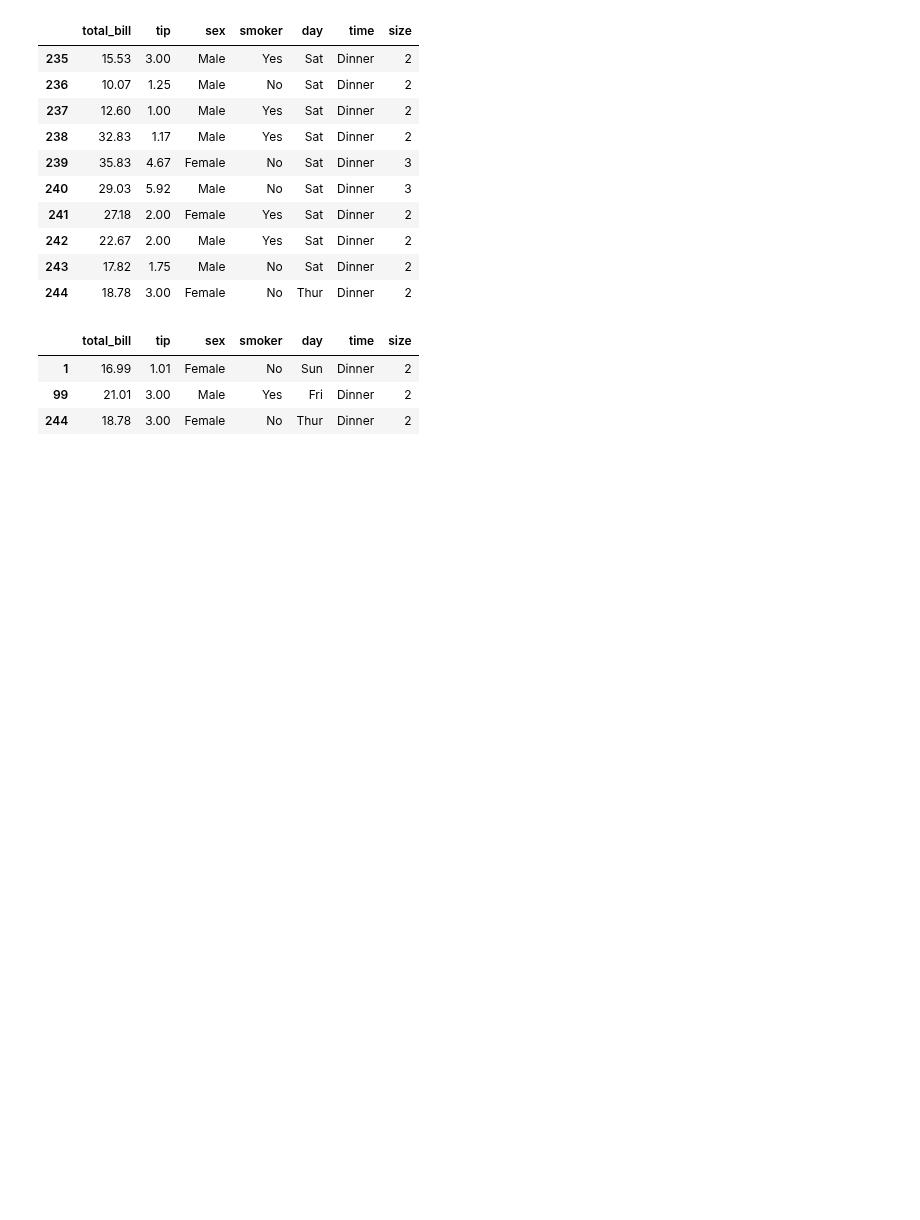
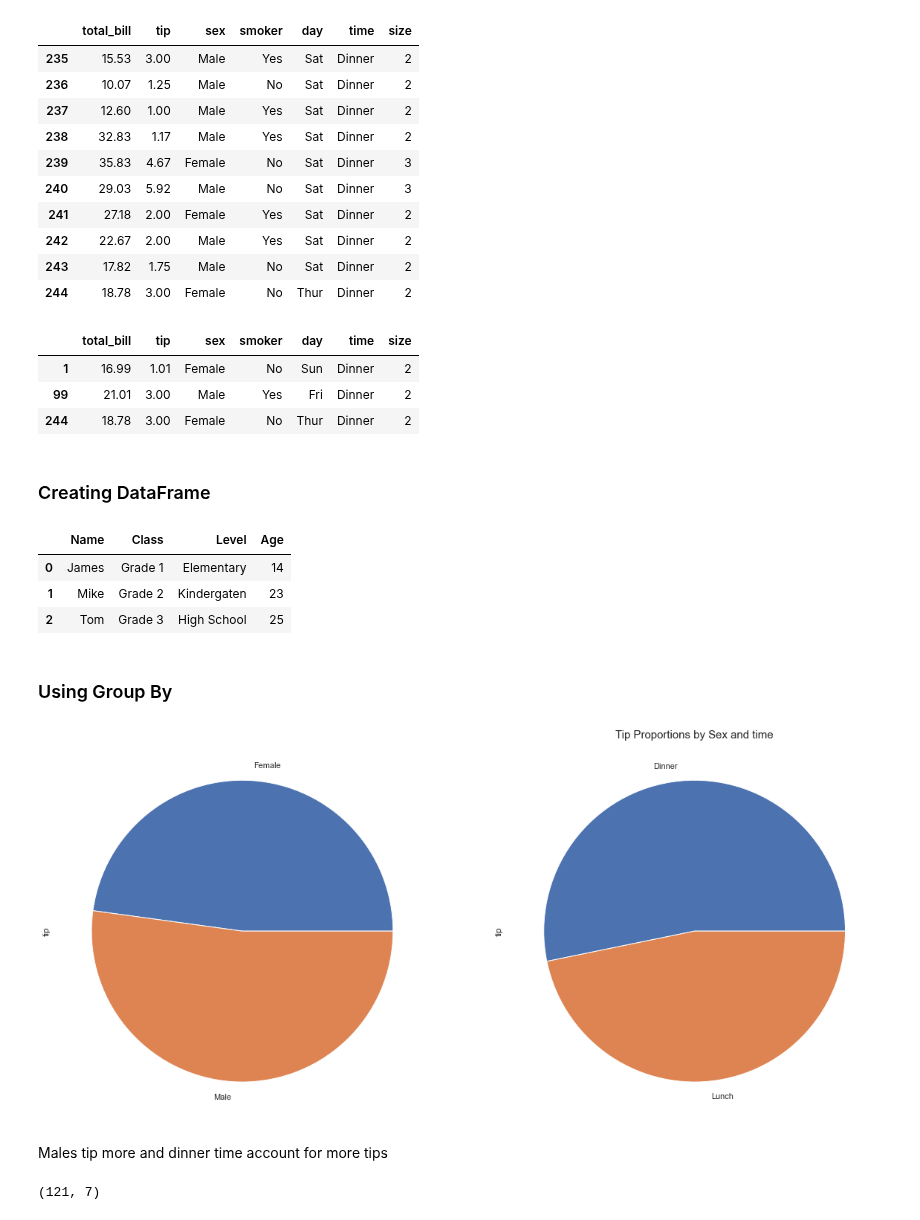
Before and after one commit to stephenkipkurui/Data-Science-Playground, a Jupyter notebook: Pandas4Everyone/Pandas_basics.ipynb, the cells around one changed output. Cells and saved outputs as stored; diff of their text form; code cells hidden in the pictures; blank space fills up the shorter version.

```diff
--- a/Pandas4Everyone/Pandas_basics.ipynb
+++ b/Pandas4Everyone/Pandas_basics.ipynb
@@ -82,3 +89,46 @@ df.loc[[1, 99, 244]]
 | 1 | 16.99 | 1.01 | Female | No | Sun | Dinner | 2 |
 | 99 | 21.01 | 3.00 | Male | Yes | Fri | Dinner | 2 |
 | 244 | 18.78 | 3.00 | Female | No | Thur | Dinner | 2 |
+# %% [markdown]
+### Creating DataFrame
+# %%
+# Create list of series aka dataframe
+students = pd.DataFrame({
+    'Name': ['James','Mike', 'Tom'],
+    'Class': ['Grade 1', 'Grade 2', 'Grade 3'],
+    'Level': ['Elementary', 'Kindergaten', 'High School'],
+    'Age': [14, 23, 25]
+})
+
+students
+# %% [output]
+|  | Name | Class | Level | Age |
+| 0 | James | Grade 1 | Elementary | 14 |
+| 1 | Mike | Grade 2 | Kindergaten | 23 |
+| 2 | Tom | Grade 3 | High School | 25 |
+# %% [markdown]
+### Using Group By
+# %%
+fig = plt.figure()
+
+# Divide the figure into a 1x2 grid, and give me the first section
+ax1 = fig.add_subplot(121)
+
+# Divide the figure into a 1x2 grid, and give me the second section
+ax2 = fig.add_subplot(122)
+
+df.groupby('sex')['tip'].mean().plot(kind = 'pie',  ax= ax1)
+df.groupby('time')['tip'].mean().plot(kind = 'pie',  ax= ax2)
+
+plt.title('Tip Proportions by Sex and time', size = 15)
+None
+# %% [output]
+[figure, added]
+# %% [markdown]
+Males tip more and dinner time account for more tips
+# %%
+# Getting all values where tips > mean populaton tip
+above_average = df[df.tip > df.tip.mean()]
+above_average.shape
+# %% [output]
+(121, 7)
```
Also changed, not shown: parts of 6 cells of this notebook, 2 other files.
